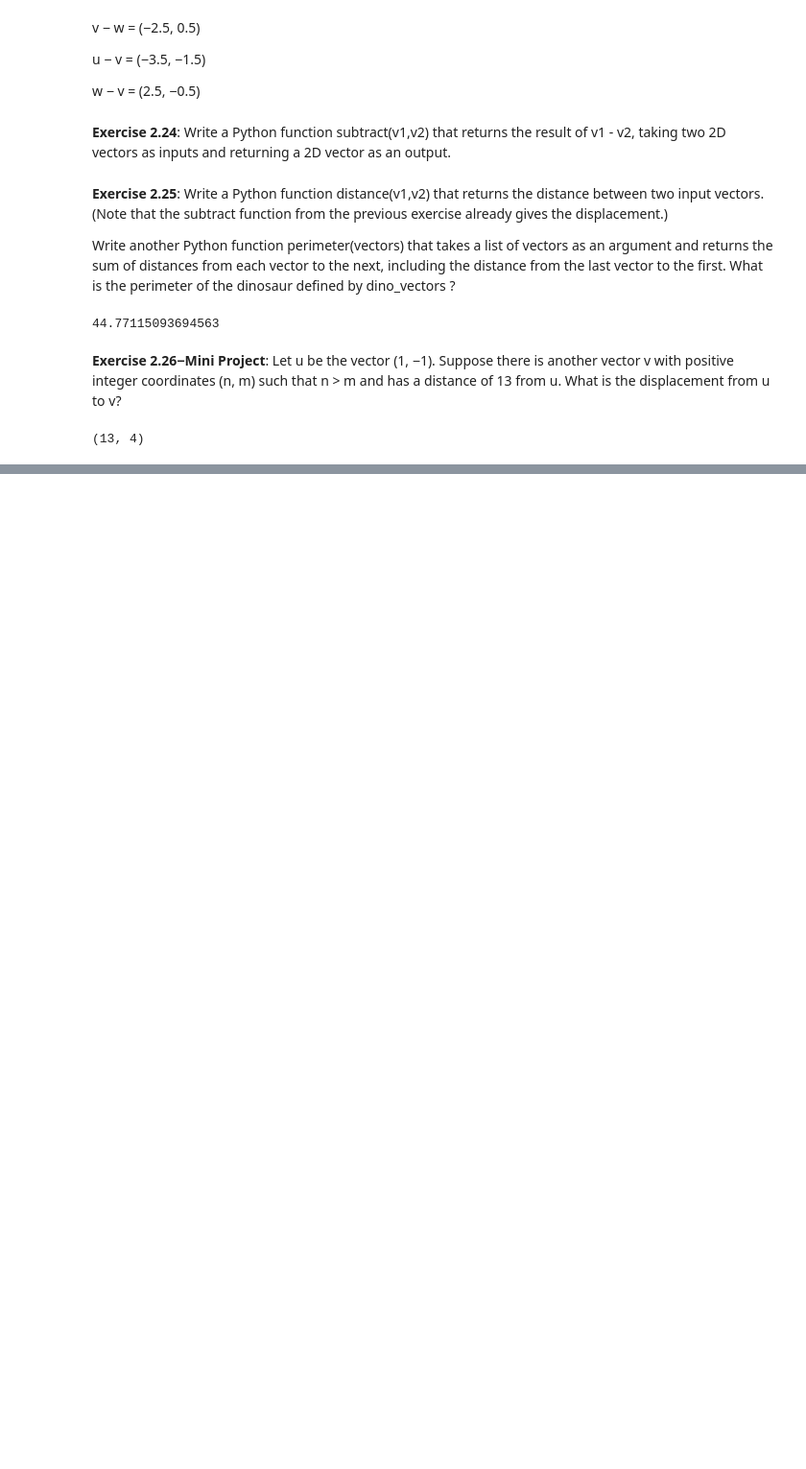
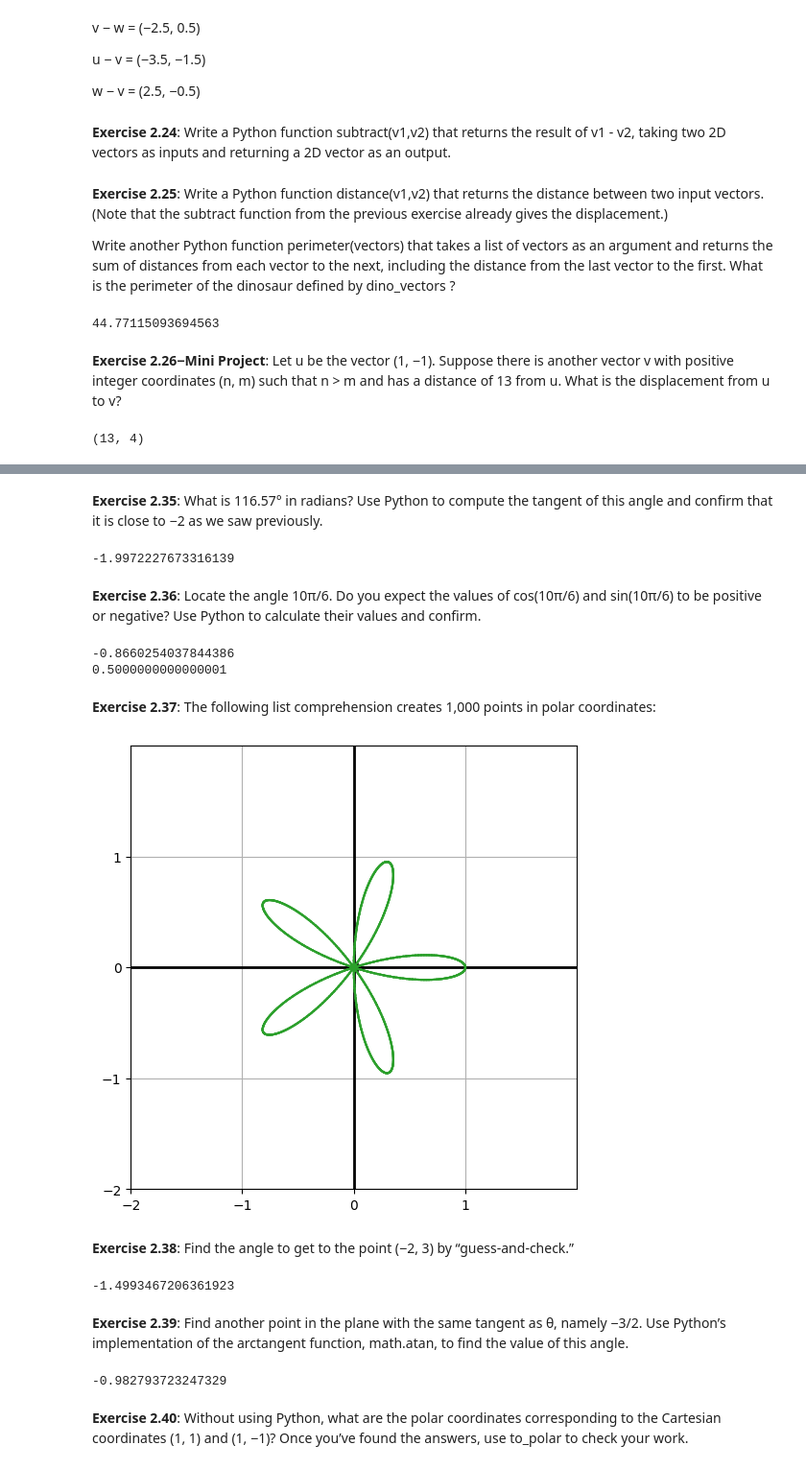
Before and after one commit to dainank/programming-math, a Jupyter notebook: A-VectorsAndGraphics/2-Drawing2DVectors/Chapter 02 Practice.ipynb, the cells around one changed output, grey strips where cells are left out. Shown at 96% size. Drawn from its saved outputs; the diff is of its cells as text; code cells hidden in the pictures; blank space fills up the shorter version.

```diff
--- a/A-VectorsAndGraphics/2-Drawing2DVectors/Chapter 02 Practice.ipynb
+++ b/A-VectorsAndGraphics/2-Drawing2DVectors/Chapter 02 Practice.ipynb
@@ -330,0 +345,17 @@ for n in range(-12,15):
+# %%
+from math import atan2, sin, cos
+
+
+def to_polar(vector):
+    x, y = vector[0], vector[1]
+    angle = atan2(y, x)
+    return (length(vector), angle)
+
+def to_cartesian(polar_vector):
+    length, angle = polar_vector[0], polar_vector[1]
+    return (length*cos(angle), length*sin(angle))
+
+
+angle_229 = (37*pi) / 180
+
+print(to_cartesian((15, angle_229)))
@@ -330,0 +400,39 @@ for n in range(-12,15):
+# %% [markdown]
+**Exercise 2.35**: What is 116.57° in radians? Use Python to compute the tangent of this angle and confirm that it is close to −2 as we saw previously.
+# %%
+from math import tan
+print(tan(2.035))
+# %% [output]
+-1.9972227673316139
+# %% [markdown]
+**Exercise 2.36**: Locate the angle 10π/6. Do you expect the values of cos(10π/6) and sin(10π/6) to be positive or negative? Use Python to calculate their values and confirm.
+# %%
+print(sin(10*pi/6))
+print(cos(10*pi/6))
+# %% [output]
+-0.8660254037844386
+0.5000000000000001
+# %% [markdown]
+**Exercise 2.37**: The following list comprehension creates 1,000 points in polar coordinates:
+# %%
+polar_237 = [(cos(5*x*pi/500.0), 2*pi*x/1000.0) for x in range(0,1000)]
+vectors = [to_cartesian(p) for p in polar_237]
+draw(Polygon(*vectors, color=green))
+# %% [output]
+[figure, added]
+# %% [markdown]
+**Exercise 2.38**: Find the angle to get to the point (−2, 3) by “guess-and-check.”
+# %%
+print(tan(2.159))
+# %% [output]
+-1.4993467206361923
+# %% [markdown]
+**Exercise 2.39**: Find another point in the plane with the same tangent as θ, namely −3/2. Use Python’s implementation of the arctangent function, math.atan, to find the value of this angle.
+# %%
+from math import atan
+
+print(atan(-3/2))
+# %% [output]
+-0.982793723247329
+# %% [markdown]
+**Exercise 2.40**: Without using Python, what are the polar coordinates corresponding to the Cartesian coordinates (1, 1) and (1, −1)? Once you’ve found the answers, use to_polar to check your work.
```
Also changed, not shown: parts of 19 cells of this notebook, 3 other files.
